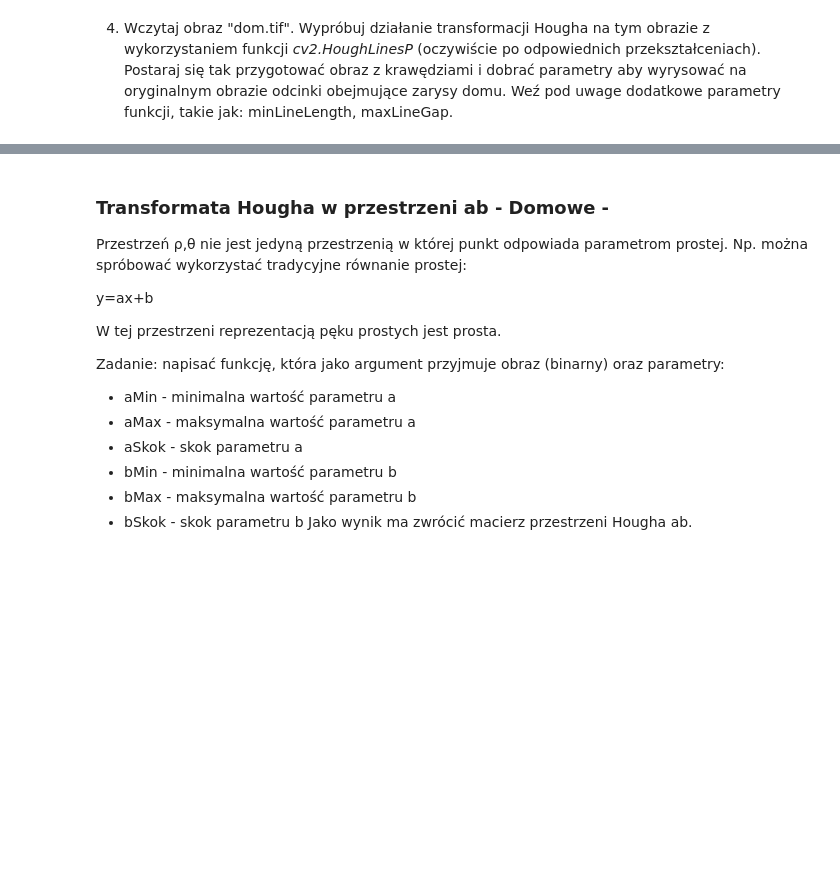
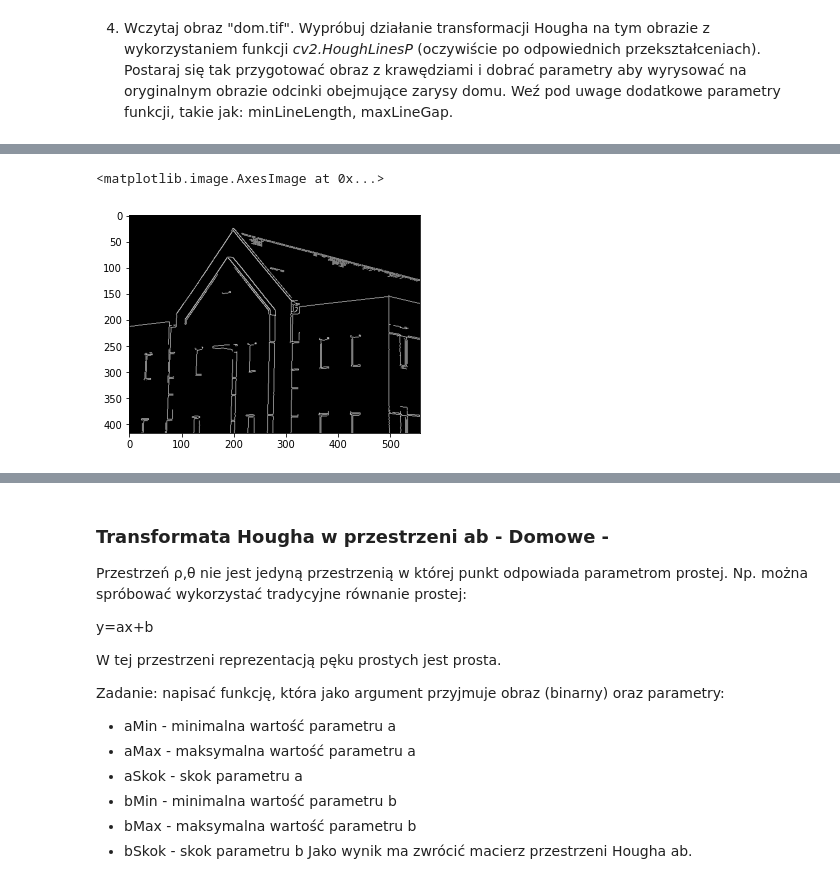
Before and after one commit to prz-ziaja/sem5, a Jupyter notebook: poc/lab11/Hough.ipynb, the cells around one changed output, grey strips where cells are left out. Saved outputs shown, nothing was run; the diff lists cells and outputs as text; code cells hidden in the pictures; blank space fills up the shorter version.

```diff
--- a/poc/lab11/Hough.ipynb
+++ b/poc/lab11/Hough.ipynb
@@ -288,0 +271,6 @@ plt.imshow(img)
+# %%
+edges = cv2.Canny(dom,200,330,None,3,3)
+plt.imshow(edges,'gray')
+# %% [output]
+<matplotlib.image.AxesImage at 0x...>
+[figure, added]
```
Also changed, not shown: parts of 9 cells of this notebook, 1 other file.
